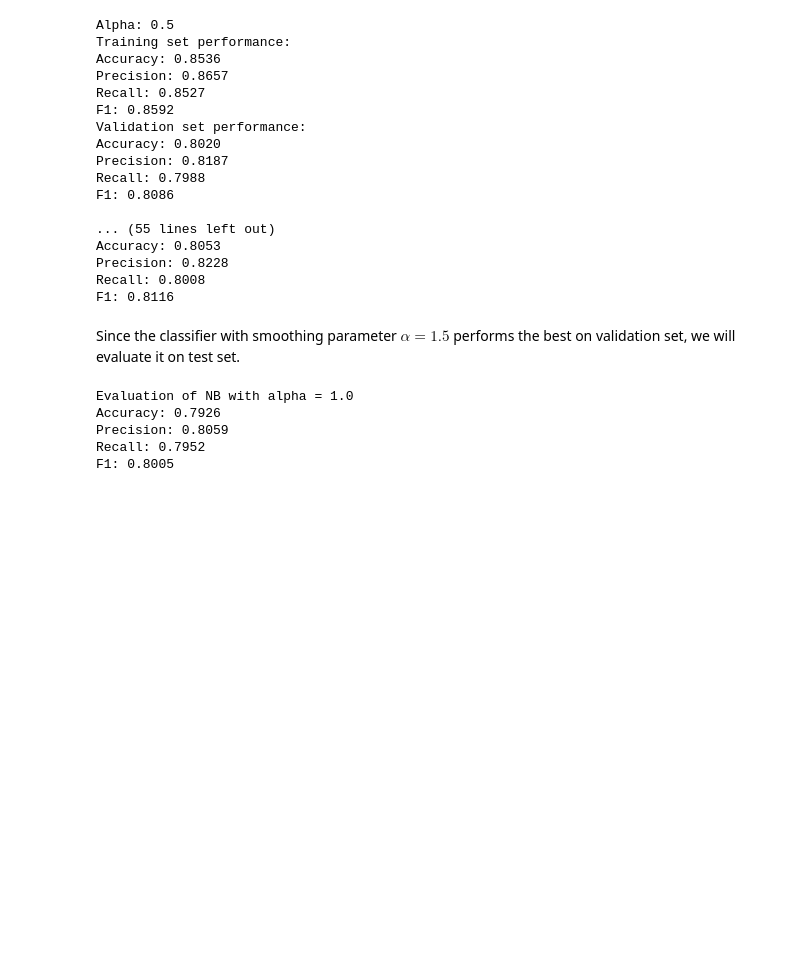
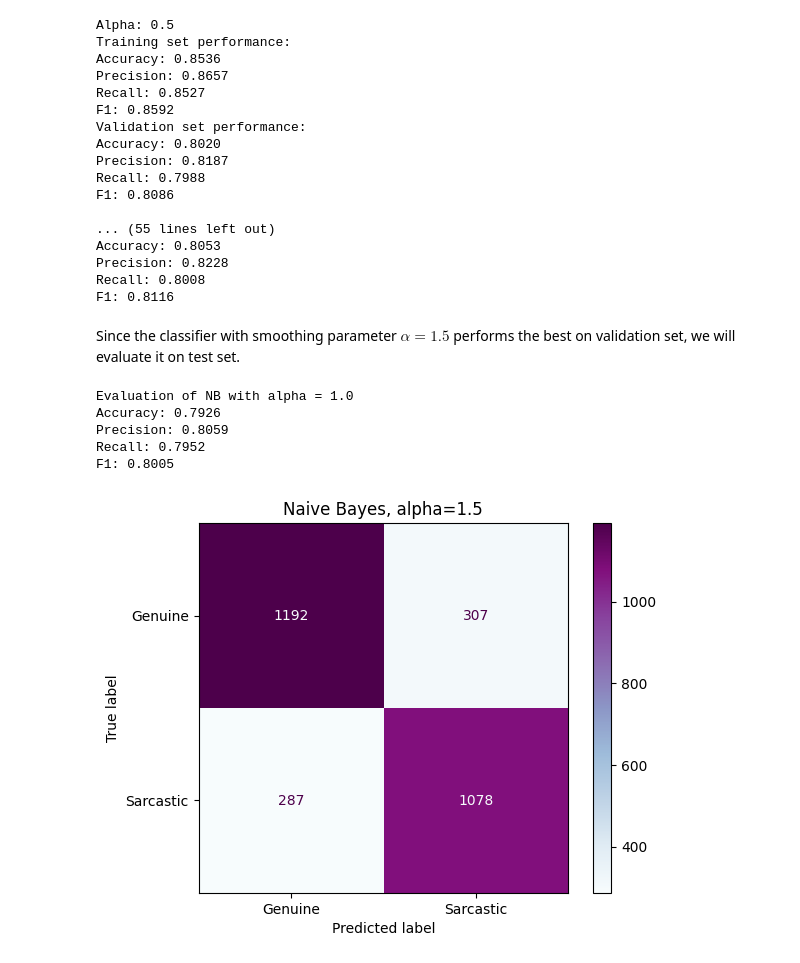
Before and after one commit to tsunami935/nlp-sarcasm-detection, a Jupyter notebook: src/base_model.ipynb, the cells around one changed output. Saved outputs shown, nothing was run; the diff lists cells and outputs as text; code cells hidden in the pictures; blank space fills up the shorter version.

Commit message:
visualization of confusion matrix for naive bayes

```diff
--- a/src/base_model.ipynb
+++ b/src/base_model.ipynb
@@ -214,3 +215,11 @@ Accuracy: 0.7926
 Precision: 0.8059
 Recall: 0.7952
 F1: 0.8005
+# %%
+cm_plot = ConfusionMatrixDisplay(test_cm)
+cm_plot.display_labels = ["Genuine", "Sarcastic"]
+cm_plot.plot(cmap = "BuPu")
+cm_plot.ax_.set_title("Naive Bayes, alpha=1.5")
+plt.show()
+# %% [output]
+[figure, added]
```
Also changed, not shown: parts of 1 cell of this notebook, 1 other file.
